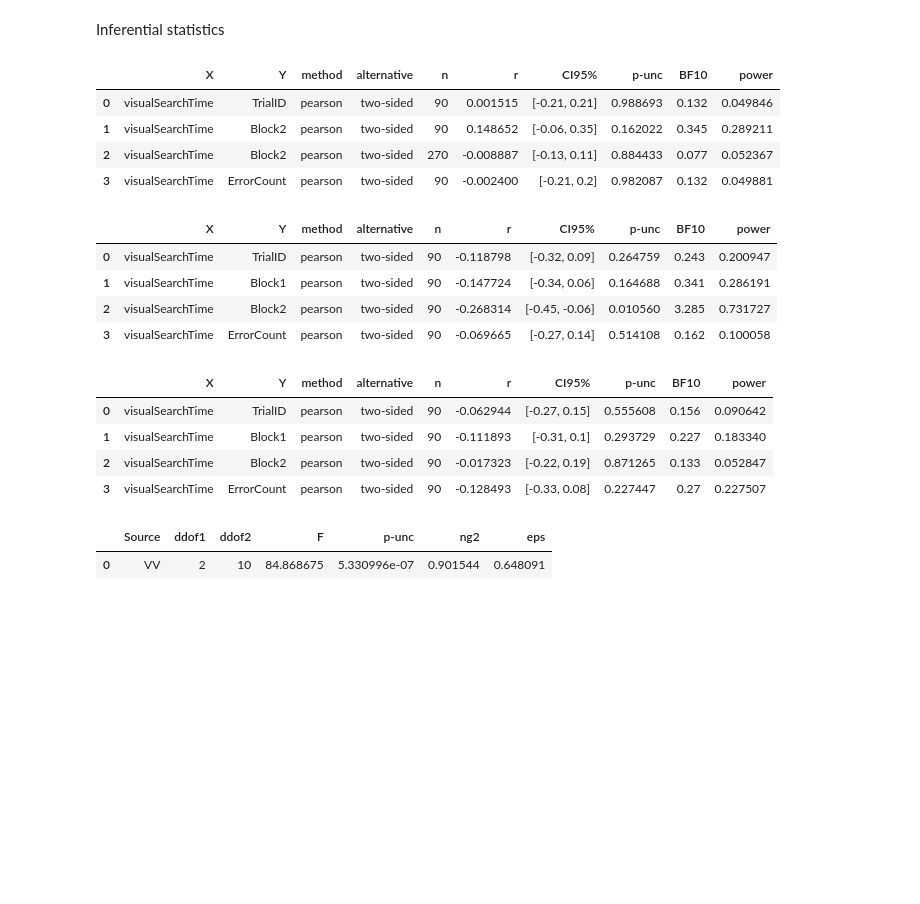
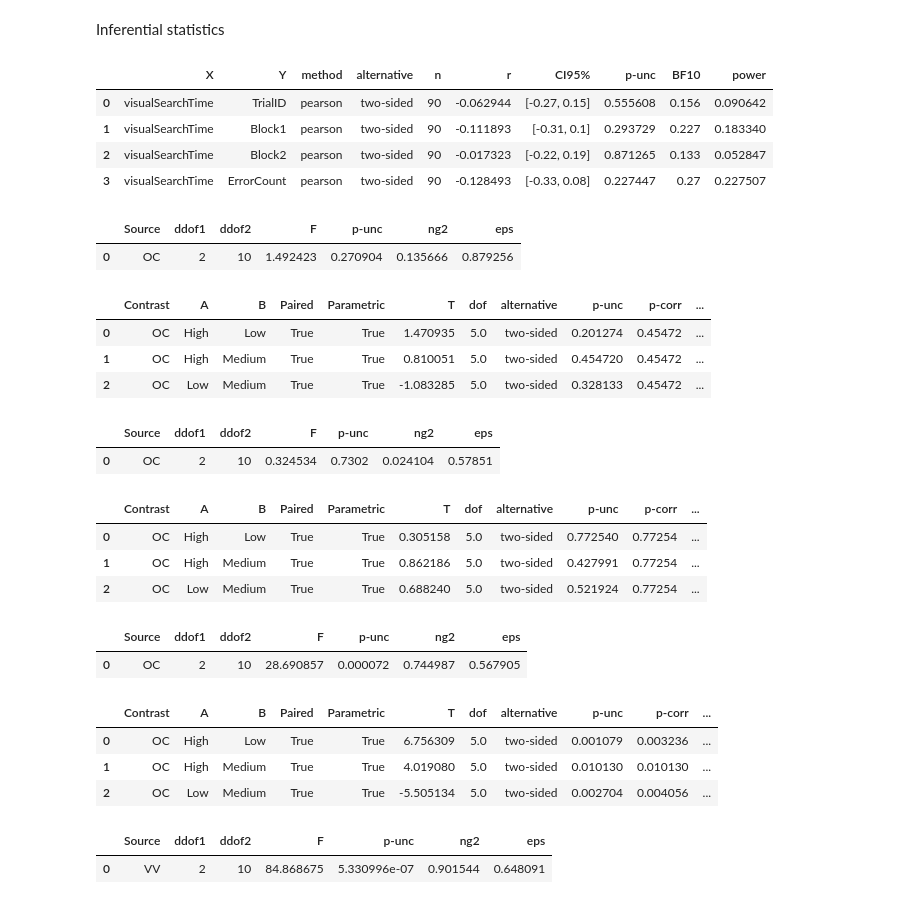
Before and after one commit to Compaagnie/ExperimentalDesign, a Jupyter notebook: Statistical_Analisys.ipynb, the cells around one changed output. Drawn from its saved outputs; the diff is of its cells as text; code cells hidden in the pictures; blank space fills up the shorter version.

Commit message:
add VV specific Anova for OC

```diff
--- a/Statistical_Analisys.ipynb
+++ b/Statistical_Analisys.ipynb
@@ -185,25 +185,10 @@ fig.show()
 [interactive output not drawn]
 # %% [markdown]
 Inferential statistics
-# %%
-# Not sure why this is using all columns except VV?
-correlation_table = pg.pairwise_corr(data, columns=['OC','visualSearchTime'])
-correlation_table
-# %% [output]
-|  | X | Y | method | alternative | n | r | CI95% | p-unc | BF10 | power |
-| 0 | visualSearchTime | TrialID | pearson | two-sided | 90 | 0.001515 | [-0.21, 0.21] | 0.988693 | 0.132 | 0.049846 |
-| 1 | visualSearchTime | Block2 | pearson | two-sided | 90 | 0.148652 | [-0.06, 0.35] | 0.162022 | 0.345 | 0.289211 |
-| 2 | visualSearchTime | Block2 | pearson | two-sided | 270 | -0.008887 | [-0.13, 0.11] | 0.884433 | 0.077 | 0.052367 |
-| 3 | visualSearchTime | ErrorCount | pearson | two-sided | 90 | -0.002400 | [-0.21, 0.2] | 0.982087 | 0.132 | 0.049881 |
-# %%
-correlation_table2 = pg.pairwise_corr(shadowData, columns=['OC','visualSearchTime'])
-correlation_table2
-# %% [output]
-|  | X | Y | method | alternative | n | r | CI95% | p-unc | BF10 | power |
-| 0 | visualSearchTime | TrialID | pearson | two-sided | 90 | -0.118798 | [-0.32, 0.09] | 0.264759 | 0.243 | 0.200947 |
-| 1 | visualSearchTime | Block1 | pearson | two-sided | 90 | -0.147724 | [-0.34, 0.06] | 0.164688 | 0.341 | 0.286191 |
-| 2 | visualSearchTime | Block2 | pearson | two-sided | 90 | -0.268314 | [-0.45, -0.06] | 0.010560 | 3.285 | 0.731727 |
-| 3 | visualSearchTime | ErrorCount | pearson | two-sided | 90 | -0.069665 | [-0.27, 0.14] | 0.514108 | 0.162 | 0.100058 |
+# %%
+bothData = data[(data['VV']=='Both')]
+shadowData= data[(data['VV']=='Shadow')]
+motionData = data[(data['VV']=='Motion')]
 # %%
 correlation_table3 = pg.pairwise_corr(bothData, columns=['OC','visualSearchTime'])
 correlation_table3
@@ -217,6 +202,48 @@ correlation_table3
 r2 = correlation_table['r'] * correlation_table['r']
 r2
 #run anova test for each hypothesis
+# %%
+anShadow = pg.rm_anova(data=shadowData, dv='visualSearchTime', within='OC', subject='ParticipantID')
+anShadow
+# %% [output]
+|  | Source | ddof1 | ddof2 | F | p-unc | ng2 | eps |
+| 0 | OC | 2 | 10 | 1.492423 | 0.270904 | 0.135666 | 0.879256 |
+# %%
+posthocS = pg.pairwise_tests(data=shadowData, dv='visualSearchTime', within=['OC'], subject='ParticipantID', parametric=True, padjust='fdr_bh', effsize='hedges')
+posthocS
+# %% [output]
+|  | Contrast | A | B | Paired | Parametric | T | dof | alternative | p-unc | p-corr | ... |
+| 0 | OC | High | Low | True | True | 1.470935 | 5.0 | two-sided | 0.201274 | 0.45472 | ... |
+| 1 | OC | High | Medium | True | True | 0.810051 | 5.0 | two-sided | 0.454720 | 0.45472 | ... |
+| 2 | OC | Low | Medium | True | True | -1.083285 | 5.0 | two-sided | 0.328133 | 0.45472 | ... |
+# %%
+anMotion = pg.rm_anova(data=motionData, dv='visualSearchTime', within='OC', subject='ParticipantID')
+anMotion
+# %% [output]
+|  | Source | ddof1 | ddof2 | F | p-unc | ng2 | eps |
+| 0 | OC | 2 | 10 | 0.324534 | 0.7302 | 0.024104 | 0.57851 |
+# %%
+posthocM = pg.pairwise_tests(data=motionData, dv='visualSearchTime', within=['OC'], subject='ParticipantID', parametric=True, padjust='fdr_bh', effsize='hedges')
+posthocM
+# %% [output]
+|  | Contrast | A | B | Paired | Parametric | T | dof | alternative | p-unc | p-corr | ... |
+| 0 | OC | High | Low | True | True | 0.305158 | 5.0 | two-sided | 0.772540 | 0.77254 | ... |
+| 1 | OC | High | Medium | True | True | 0.862186 | 5.0 | two-sided | 0.427991 | 0.77254 | ... |
+| 2 | OC | Low | Medium | True | True | 0.688240 | 5.0 | two-sided | 0.521924 | 0.77254 | ... |
+# %%
+anBoth = pg.rm_anova(data=bothData, dv='visualSearchTime', within='OC', subject='ParticipantID')
+anBoth
+# %% [output]
+|  | Source | ddof1 | ddof2 | F | p-unc | ng2 | eps |
+| 0 | OC | 2 | 10 | 28.690857 | 0.000072 | 0.744987 | 0.567905 |
+# %%
+posthocB = pg.pairwise_tests(data=bothData, dv='visualSearchTime', within=['OC'], subject='ParticipantID', parametric=True, padjust='fdr_bh', effsize='hedges')
+posthocB
+# %% [output]
+|  | Contrast | A | B | Paired | Parametric | T | dof | alternative | p-unc | p-corr | ... |
+| 0 | OC | High | Low | True | True | 6.756309 | 5.0 | two-sided | 0.001079 | 0.003236 | ... |
+| 1 | OC | High | Medium | True | True | 4.019080 | 5.0 | two-sided | 0.010130 | 0.010130 | ... |
+| 2 | OC | Low | Medium | True | True | -5.505134 | 5.0 | two-sided | 0.002704 | 0.004056 | ... |
 # %%
 aovrm1way = pg.rm_anova(data=data, dv='visualSearchTime', within='VV', subject='ParticipantID')
 aovrm1way
```
